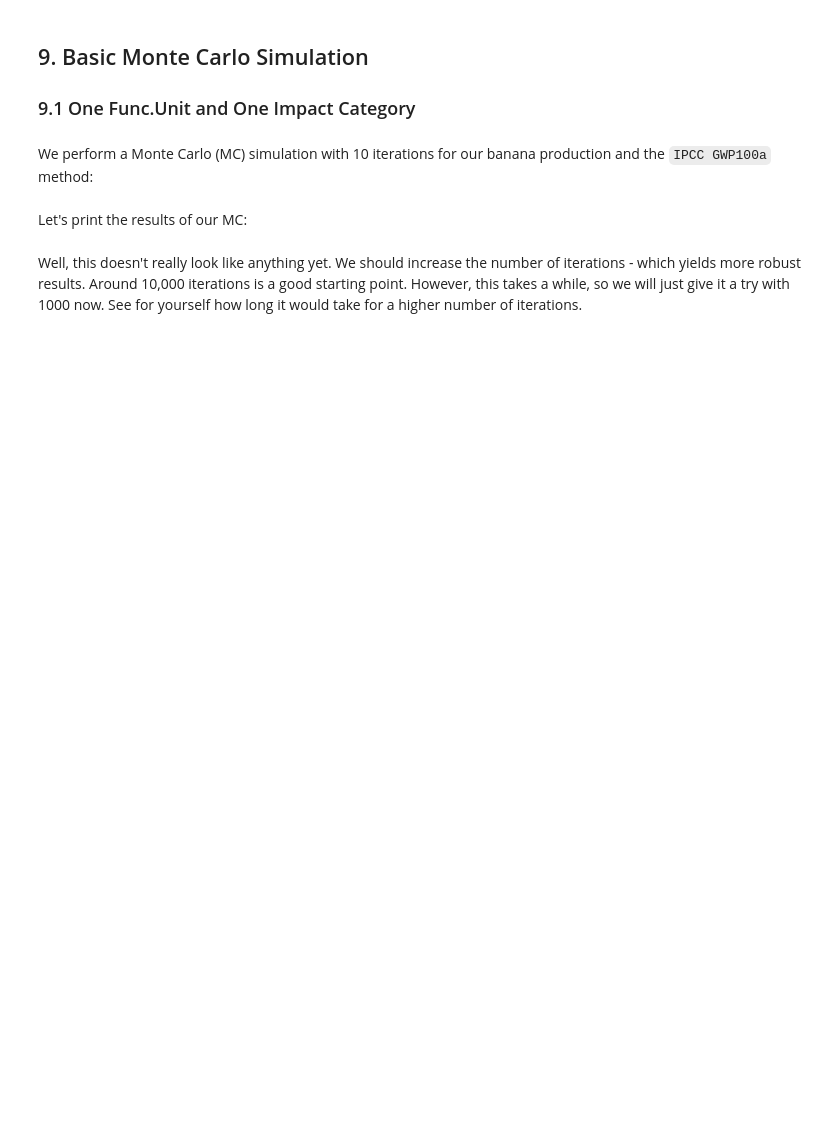
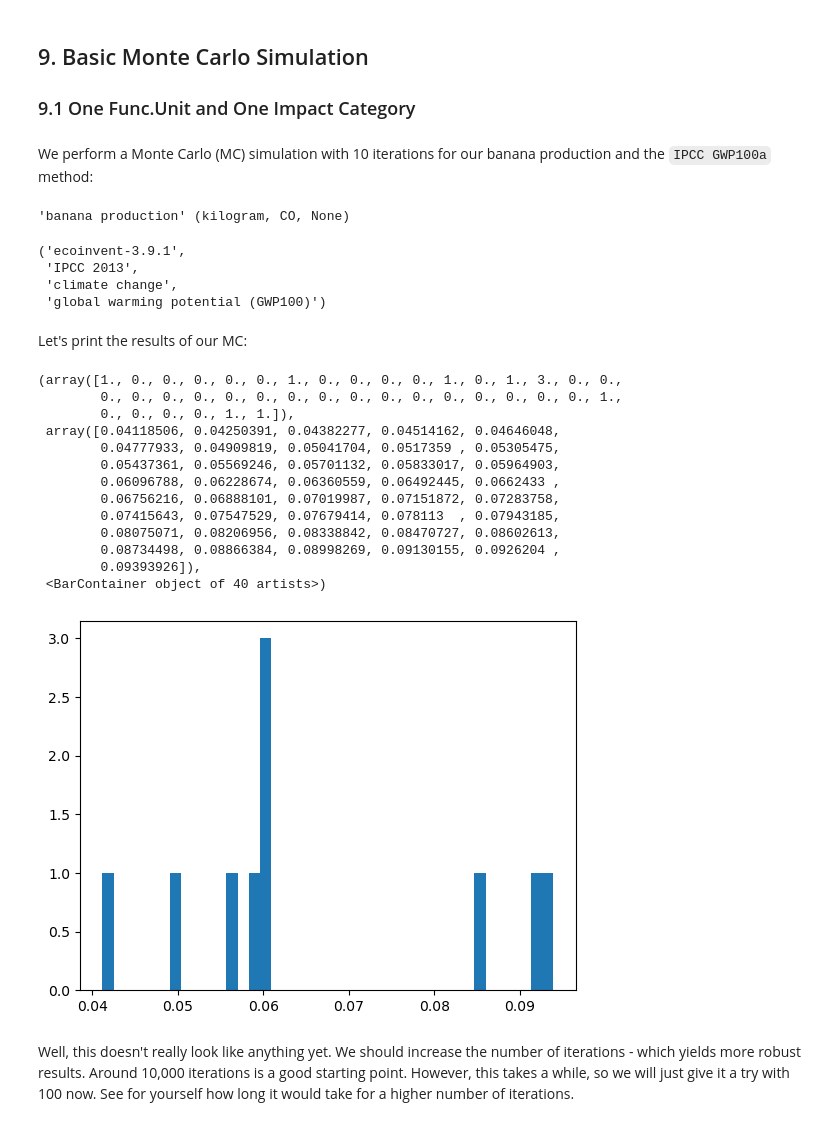
Before and after one commit to brightway-lca/brightway-book, a Jupyter notebook: content/chapters/BW25/BW25_introduction.ipynb, the cells around one changed output. Drawn from its saved outputs; the diff is of its cells as text; code cells hidden in the pictures; blank space fills up the shorter version.

```diff
--- a/content/chapters/BW25/BW25_introduction.ipynb
+++ b/content/chapters/BW25/BW25_introduction.ipynb
@@ -1312,9 +1075,48 @@ scores
+# %%
+banana = [
+    act for act in eidb if "banana" in act["name"] and "CO" in act["location"]
+][0]
+banana
+# %% [output]
+'banana production' (kilogram, CO, None)
+# %%
+gwp_method = [m for m in bd.methods if "global warming potential (GWP100)" in m and "IPCC 2013" in m][0]
+gwp_method
+# %% [output]
+('ecoinvent-3.9.1',
+ 'IPCC 2013',
+ 'climate change',
+ 'global warming potential (GWP100)')
+# %%
+mc_functional_unit, mc_data_objs, _ = bd.prepare_lca_inputs(
+    {banana: 1},
+    method=gwp_method,
+)
+mc_lca = bc.LCA(demand=mc_functional_unit, data_objs=mc_data_objs, use_distributions=True)
+mc_lca.lci()
+mc_lca.lcia()
+mc_scores = [mc_lca.score for _ in zip(mc_lca, range(10))]
 # %% [markdown]
 Let's print the results of our MC:
 # %%
 import matplotlib.pyplot as plt
 # %%
-plt.hist(scores, bins=40)
+plt.hist(mc_scores, bins=40)
+# %% [output]
+(array([1., 0., 0., 0., 0., 0., 1., 0., 0., 0., 0., 1., 0., 1., 3., 0., 0.,
+        0., 0., 0., 0., 0., 0., 0., 0., 0., 0., 0., 0., 0., 0., 0., 0., 1.,
+        0., 0., 0., 0., 1., 1.]),
+ array([0.04118506, 0.04250391, 0.04382277, 0.04514162, 0.04646048,
+        0.04777933, 0.04909819, 0.05041704, 0.0517359 , 0.05305475,
+        0.05437361, 0.05569246, 0.05701132, 0.05833017, 0.05964903,
+        0.06096788, 0.06228674, 0.06360559, 0.06492445, 0.0662433 ,
+        0.06756216, 0.06888101, 0.07019987, 0.07151872, 0.07283758,
+        0.07415643, 0.07547529, 0.07679414, 0.078113  , 0.07943185,
+        0.08075071, 0.08206956, 0.08338842, 0.08470727, 0.08602613,
+        0.08734498, 0.08866384, 0.08998269, 0.09130155, 0.0926204 ,
+        0.09393926]),
+ <BarContainer object of 40 artists>)
+[figure, added]
 # %% [markdown]
-Well, this doesn't really look like anything yet. We should increase the number of iterations - which yields more robust results. Around 10,000 iterations is a good starting point. However, this takes a while, so we will just give it a try with 1000 now. See for yourself how long it would take for a higher number of iterations.
+Well, this doesn't really look like anything yet. We should increase the number of iterations - which yields more robust results. Around 10,000 iterations is a good starting point. However, this takes a while, so we will just give it a try with 100 now. See for yourself how long it would take for a higher number of iterations.
 # %%
```
Also changed, not shown: parts of 129 cells of this notebook, 3 other files.
